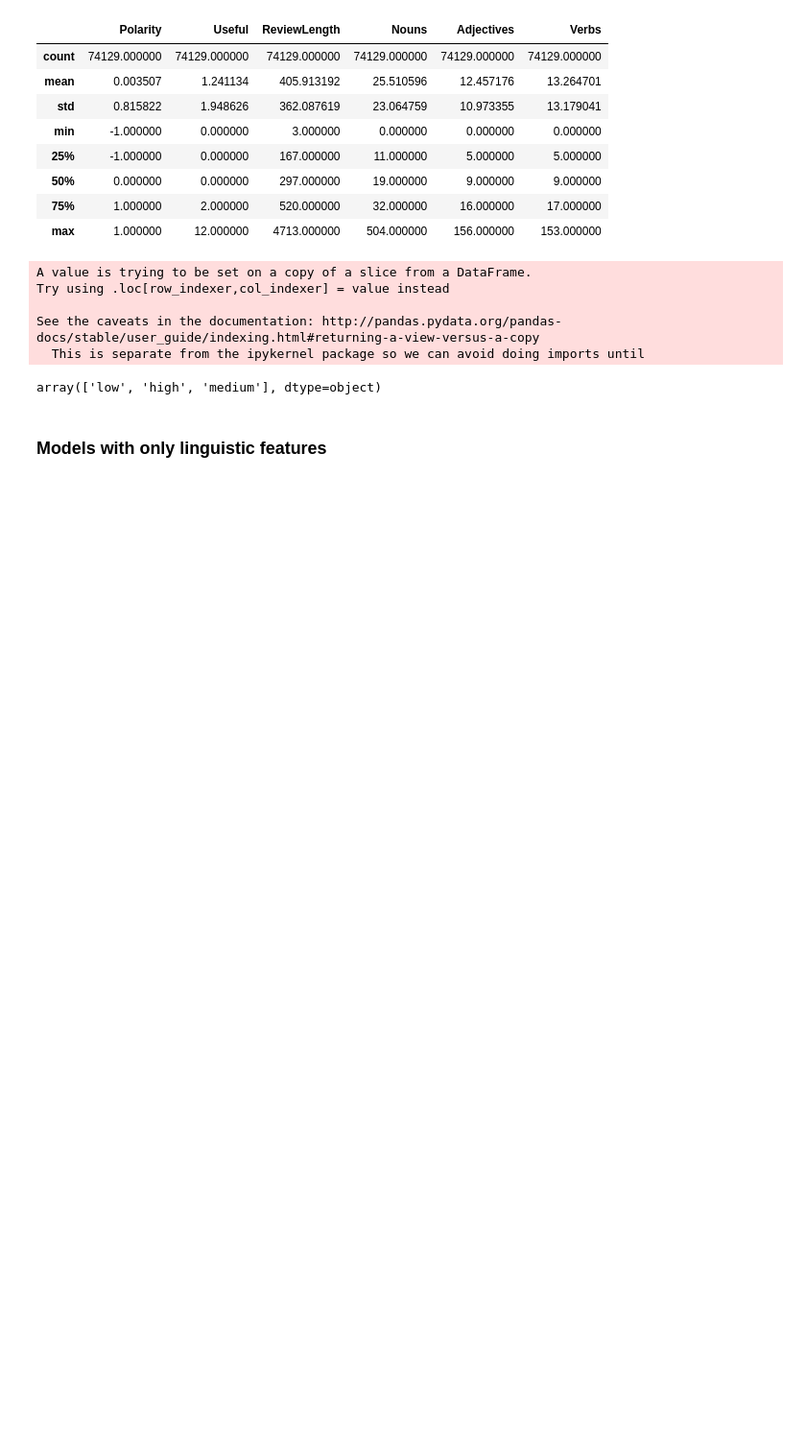
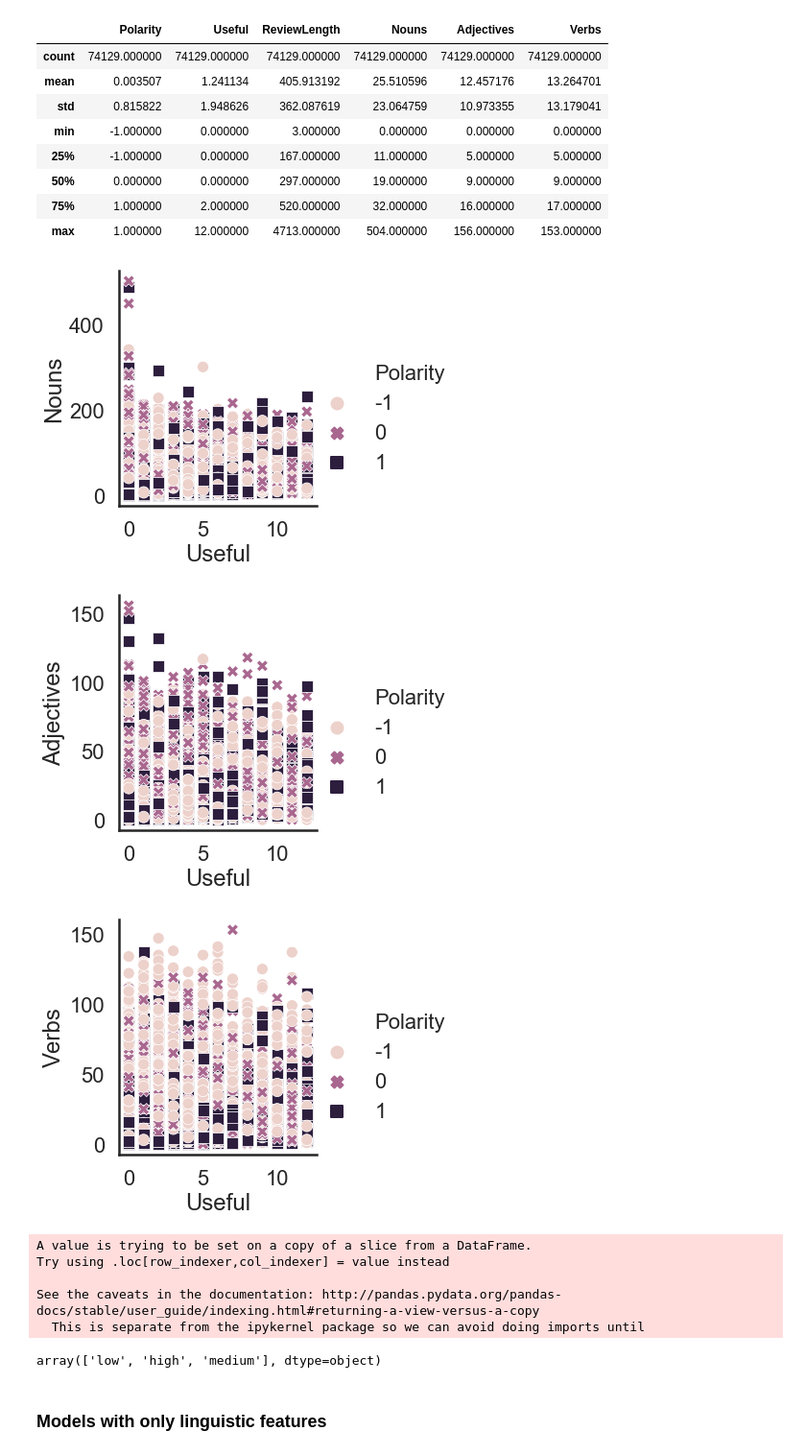
Before and after one commit to stmunees/text-analytics, a Jupyter notebook: LinguisticFeatureModel.ipynb, the cells around one changed output. Shown: that part at 96% size. Cells and saved outputs as stored; diff of their text form; code cells hidden in the pictures; blank space fills up the shorter version.

```diff
--- a/LinguisticFeatureModel.ipynb
+++ b/LinguisticFeatureModel.ipynb
@@ -84,9 +85,13 @@ data.describe()
 | 75% | 1.000000 | 2.000000 | 520.000000 | 32.000000 | 16.000000 | 17.000000 |
 | max | 1.000000 | 12.000000 | 4713.000000 | 504.000000 | 156.000000 | 153.000000 |
 # %%
-# sns.relplot(x="Useful", y="Nouns", data=data, hue="Polarity", style="Polarity");
-# sns.relplot(x="Useful", y="Adjectives", data=data, hue="Polarity", style="Polarity");
-# sns.relplot(x="Useful", y="Verbs", data=data, hue="Polarity", style="Polarity");
+sns.relplot(x="Useful", y="Nouns", data=data, hue="Polarity", style="Polarity");
+sns.relplot(x="Useful", y="Adjectives", data=data, hue="Polarity", style="Polarity");
+sns.relplot(x="Useful", y="Verbs", data=data, hue="Polarity", style="Polarity");
+# %% [output]
+[figure, added]
+[figure, added]
+[figure, added]
 # %%
 # Dividing the usefulness:
 '''
```
Also changed, not shown: parts of 12 cells of this notebook.
